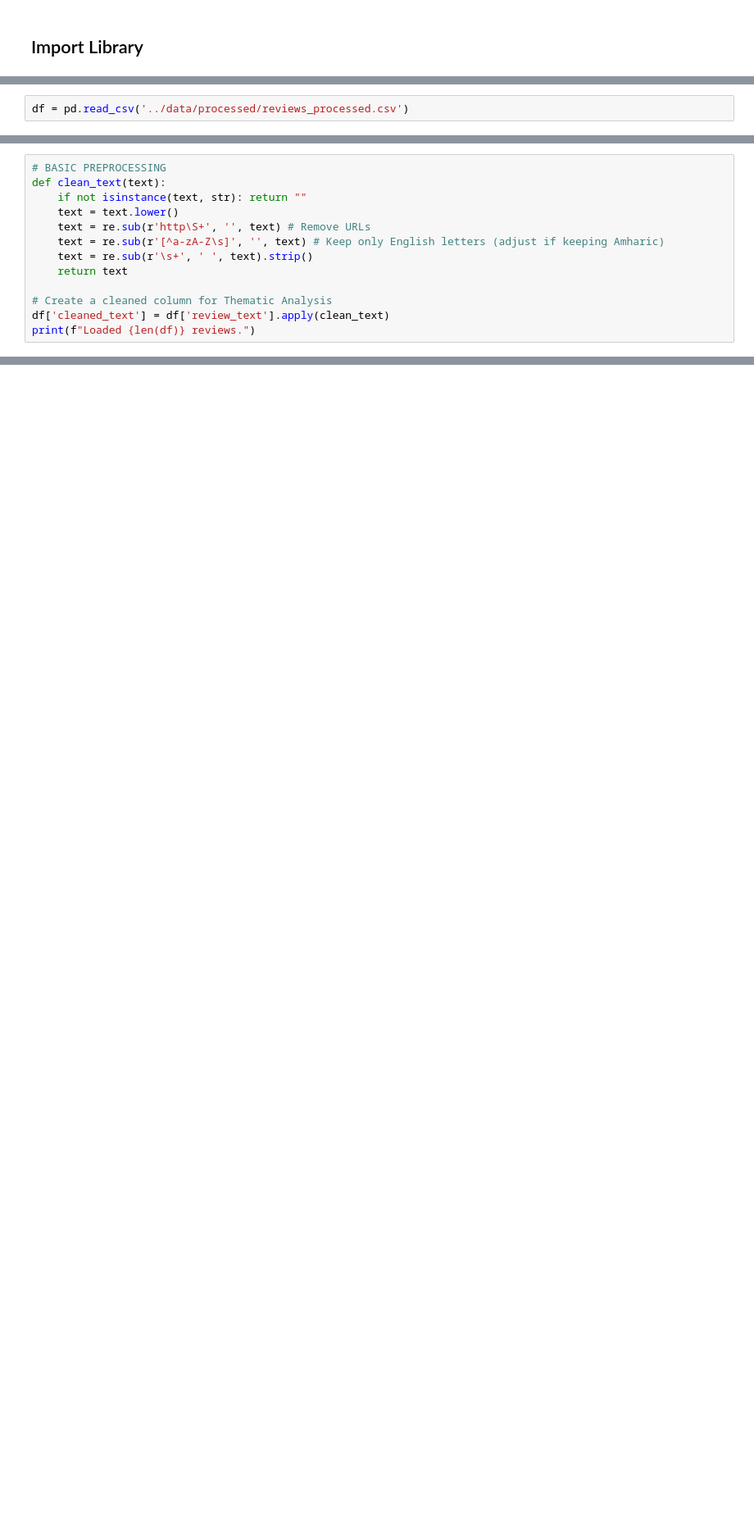
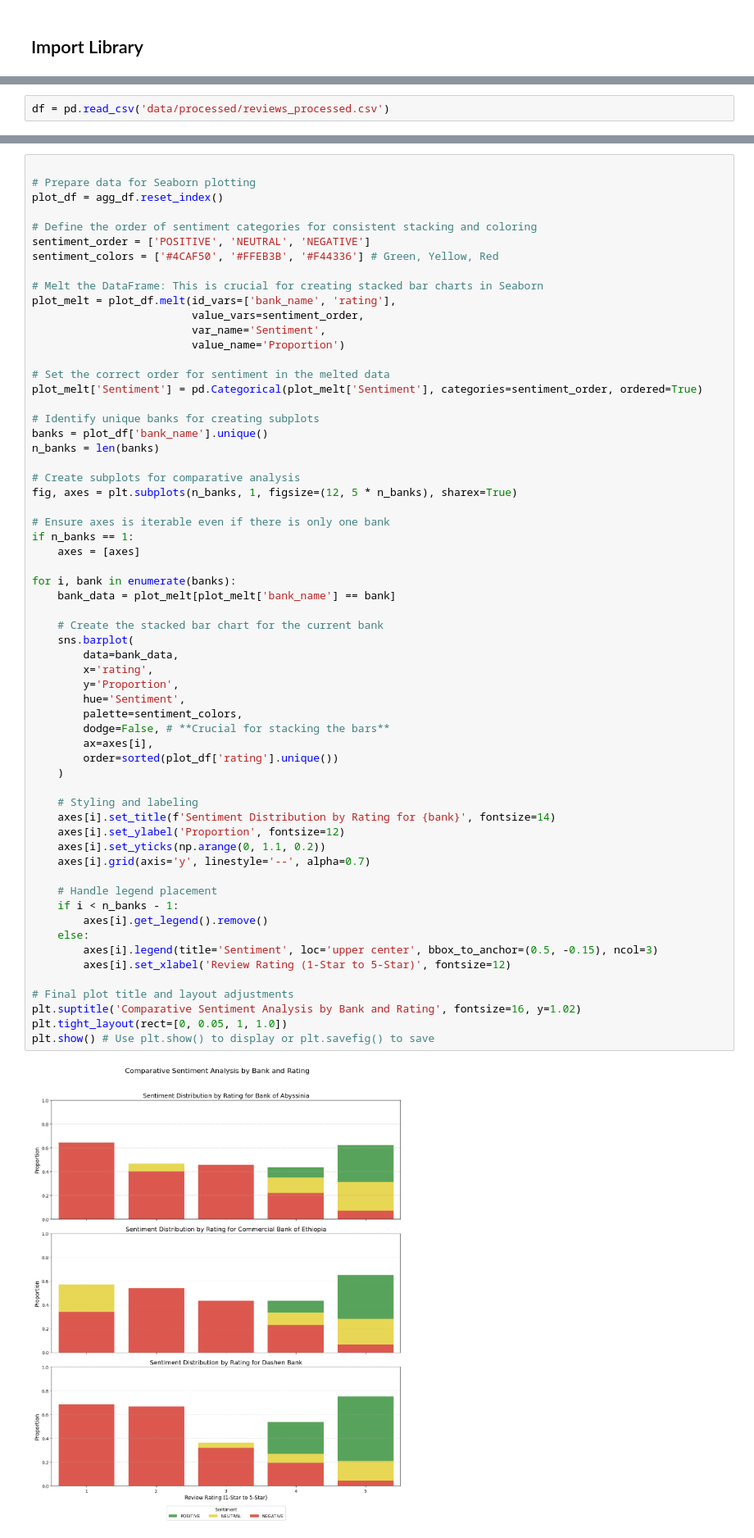
Before and after one commit to Helina-Yilma/Fintech-Analytics, a Jupyter notebook: notebooks/sentiment_thematic_analysis.ipynb, the cells around one changed output, grey strips where cells are left out. Shown at 82% size. Cells and saved outputs as stored; diff of their text form; blank space fills up the shorter version.

```diff
--- a/notebooks/sentiment_thematic_analysis.ipynb
+++ b/notebooks/sentiment_thematic_analysis.ipynb
@@ -35,7 +49,7 @@ from transformers import pipeline
 from vaderSentiment.vaderSentiment import SentimentIntensityAnalyzer
 from sklearn.feature_extraction.text import TfidfVectorizer
 # %%
-df = pd.read_csv('../data/processed/reviews_processed.csv')
+df = pd.read_csv('data/processed/reviews_processed.csv')
 # %%
 current_dir = os.getcwd()
 print(f" current dir {current_dir}")
@@ -50,16 +64,3 @@ df.head()
 | 2 | fc67d12c-92e2-45aa-a9e0-011f58a583bc | goof | 5 | 2025-11-28 | 2025 | 11 | BOA | Bank of Abyssinia | ... |
 | 3 | 11306fb9-5571-4950-8d32-604c5402242f | good! | 5 | 2025-11-28 | 2025 | 11 | BOA | Bank of Abyssinia | ... |
 | 4 | 809c46d2-730e-446a-9061-2a45e978ad9d | good jop | 5 | 2025-11-27 | 2025 | 11 | BOA | Bank of Abyssinia | ... |
-# %%
-# BASIC PREPROCESSING
-def clean_text(text):
-    if not isinstance(text, str): return ""
-    text = text.lower()
-    text = re.sub(r'http\S+', '', text) # Remove URLs
-    text = re.sub(r'[^a-zA-Z\s]', '', text) # Keep only English letters (adjust if keeping Amharic)
-    text = re.sub(r'\s+', ' ', text).strip()
-    return text
-
-# Create a cleaned column for Thematic Analysis
-df['cleaned_text'] = df['review_text'].apply(clean_text)
-print(f"Loaded {len(df)} reviews.")
@@ -191,0 +133,63 @@ IndentationError: unexpected indent (3794859215.py, line 25)
+# %%
+
+# Prepare data for Seaborn plotting
+plot_df = agg_df.reset_index()
+
+# Define the order of sentiment categories for consistent stacking and coloring
+sentiment_order = ['POSITIVE', 'NEUTRAL', 'NEGATIVE']
+sentiment_colors = ['#4CAF50', '#FFEB3B', '#F44336'] # Green, Yellow, Red
+
+# Melt the DataFrame: This is crucial for creating stacked bar charts in Seaborn
+plot_melt = plot_df.melt(id_vars=['bank_name', 'rating'],
+                         value_vars=sentiment_order,
+                         var_name='Sentiment',
+                         value_name='Proportion')
+
+# Set the correct order for sentiment in the melted data
+plot_melt['Sentiment'] = pd.Categorical(plot_melt['Sentiment'], categories=sentiment_order, ordered=True)
+
+# Identify unique banks for creating subplots
+banks = plot_df['bank_name'].unique()
+n_banks = len(banks)
+
+# Create subplots for comparative analysis
+fig, axes = plt.subplots(n_banks, 1, figsize=(12, 5 * n_banks), sharex=True)
+
+# Ensure axes is iterable even if there is only one bank
+if n_banks == 1:
+    axes = [axes]
+
+for i, bank in enumerate(banks):
+    bank_data = plot_melt[plot_melt['bank_name'] == bank]
+
+    # Create the stacked bar chart for the current bank
+    sns.barplot(
+        data=bank_data,
+        x='rating',
+        y='Proportion',
+        hue='Sentiment',
+        palette=sentiment_colors,
+        dodge=False, # **Crucial for stacking the bars**
+        ax=axes[i],
+        order=sorted(plot_df['rating'].unique())
+    )
+
+    # Styling and labeling
+    axes[i].set_title(f'Sentiment Distribution by Rating for {bank}', fontsize=14)
+    axes[i].set_ylabel('Proportion', fontsize=12)
+    axes[i].set_yticks(np.arange(0, 1.1, 0.2))
+    axes[i].grid(axis='y', linestyle='--', alpha=0.7)
+
+    # Handle legend placement
+    if i < n_banks - 1:
+        axes[i].get_legend().remove()
+    else:
+        axes[i].legend(title='Sentiment', loc='upper center', bbox_to_anchor=(0.5, -0.15), ncol=3)
+        axes[i].set_xlabel('Review Rating (1-Star to 5-Star)', fontsize=12)
+
+# Final plot title and layout adjustments
+plt.suptitle('Comparative Sentiment Analysis by Bank and Rating', fontsize=16, y=1.02)
+plt.tight_layout(rect=[0, 0.05, 1, 1.0])
+plt.show() # Use plt.show() to display or plt.savefig() to save
+# %% [output]
+[figure, added]
```
Also changed, not shown: parts of 16 cells of this notebook.
